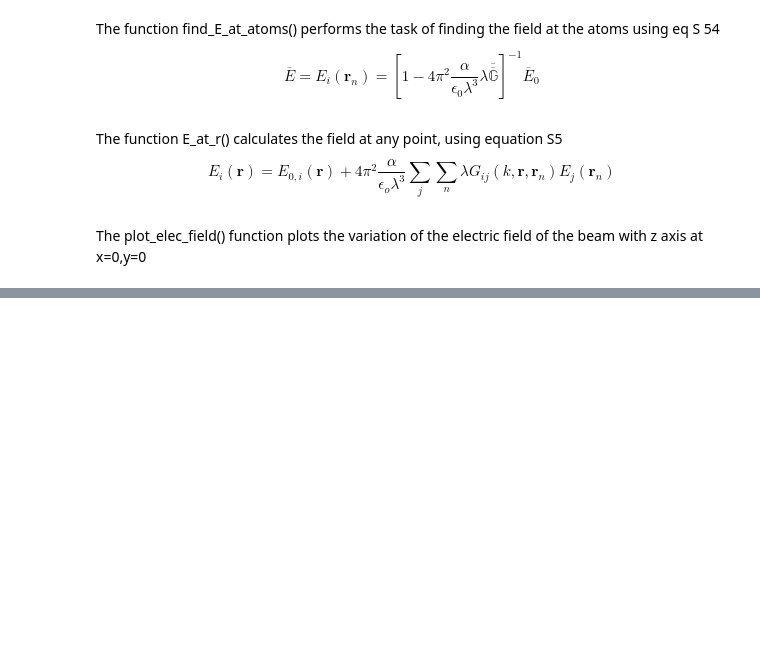
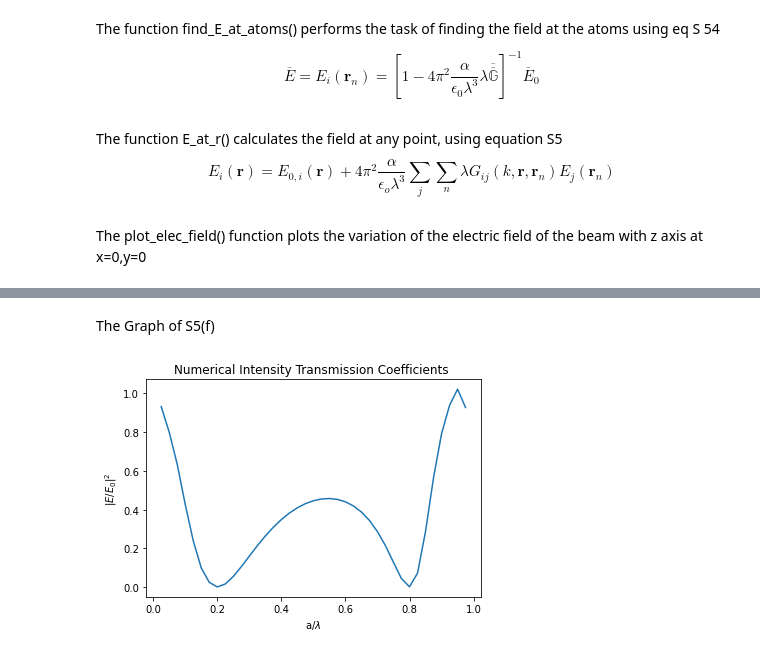
Before and after one commit to ReyshaJV/weizmann-internship, a Jupyter notebook: Light on atomic array.ipynb, the cells around one changed output, grey strips where cells are left out. Cells and saved outputs as stored; diff of their text form; code cells hidden in the pictures; blank space fills up the shorter version.

```diff
--- a/Light on atomic array.ipynb
+++ b/Light on atomic array.ipynb
@@ -452,3 +496,13 @@ arr1.T_R_coefficients(ray1,0,0,100*wavelength)
+# %% [markdown]
+The Graph of S5(f)
+# %%
+plt.plot(np.array(range(0,no_of_iterations,1))/no_of_iterations,Transmission_coeff,label='Intensity Transmission Coefficients')
+plt.title('Numerical Intensity Transmission Coefficients ')
+plt.xlabel('a/$\lambda$')
+plt.ylabel('${|E/E_{0}|}^2$')
+plt.show()
+# %% [output]
+[figure, added]
 # %%
 import csv
 reader=csv.reader(open('CoopShift.csv'))
```
Also changed, not shown: parts of 13 cells of this notebook.
